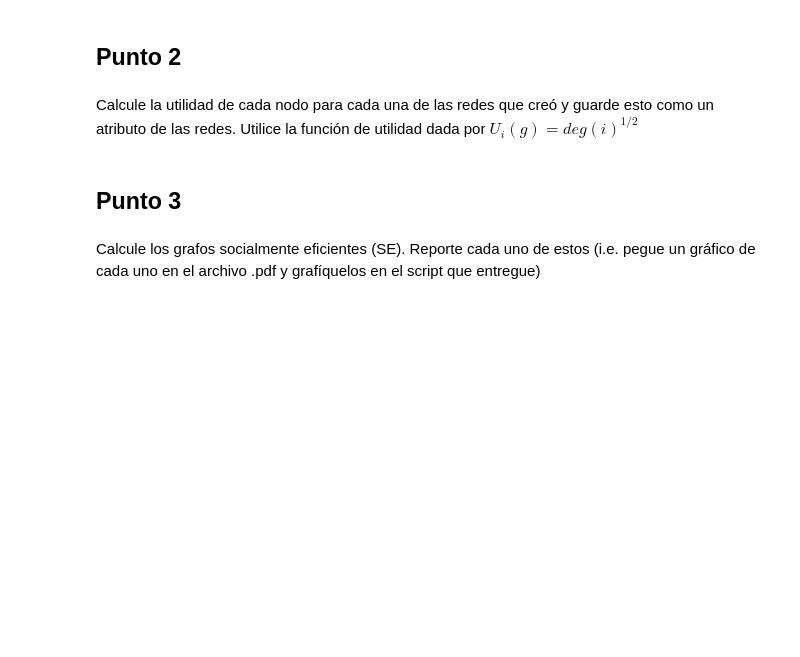
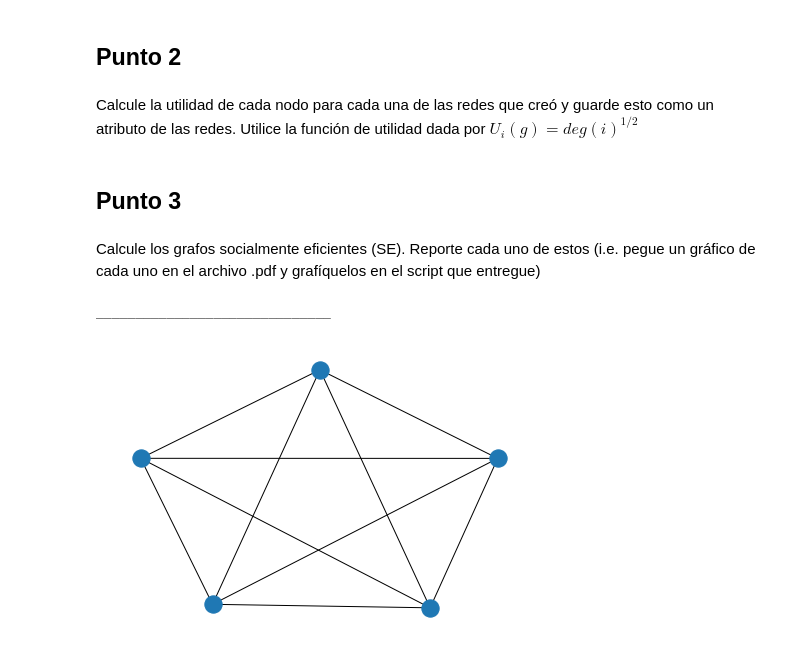
Before and after one commit to judval/MIS-Taller1, a Jupyter notebook: 201921573_201813007_201924300_201815561.ipynb, the cells around one changed output. Cells and saved outputs as stored; diff of their text form; code cells hidden in the pictures; blank space fills up the shorter version.

```diff
--- a/201921573_201813007_201924300_201815561.ipynb
+++ b/201921573_201813007_201924300_201815561.ipynb
@@ -106,3 +89,18 @@ for i in range(len(Grafos_Def)):
 # %% [markdown]
 Calcule los grafos socialmente eficientes (SE). Reporte cada uno de estos (i.e. pegue un
 gráfico de cada uno en el archivo .pdf y grafíquelos en el script que entregue)
+# %%
+#Se define la lista de utilidades totales de todos los grafos. La utilidad total de cada grafo se define
+#  como la suma de las utilidades de cada nodo
+Social_Utility = [sum(list(nx.get_node_attributes(Grafos_Def[i],"Utility").values())) for i in range(len(Grafos_Def))]
+#Se obtiene el valor maximo entre todas las utilidades
+Max_Social_Utility = max(Social_Utility)
+#Se crea la lista con los grafos cuya utilidad social es el maximo
+Grafos_SE = [Grafos_Def[i] for i in range(len(Social_Utility)) if Social_Utility[i] == Max_Social_Utility]
+
+for i in Grafos_SE:
+    print("_"*30)
+    nx.draw(i)
+# %% [output]
+______________________________
+[figure, added]
```
Also changed, not shown: parts of 5 cells of this notebook.
